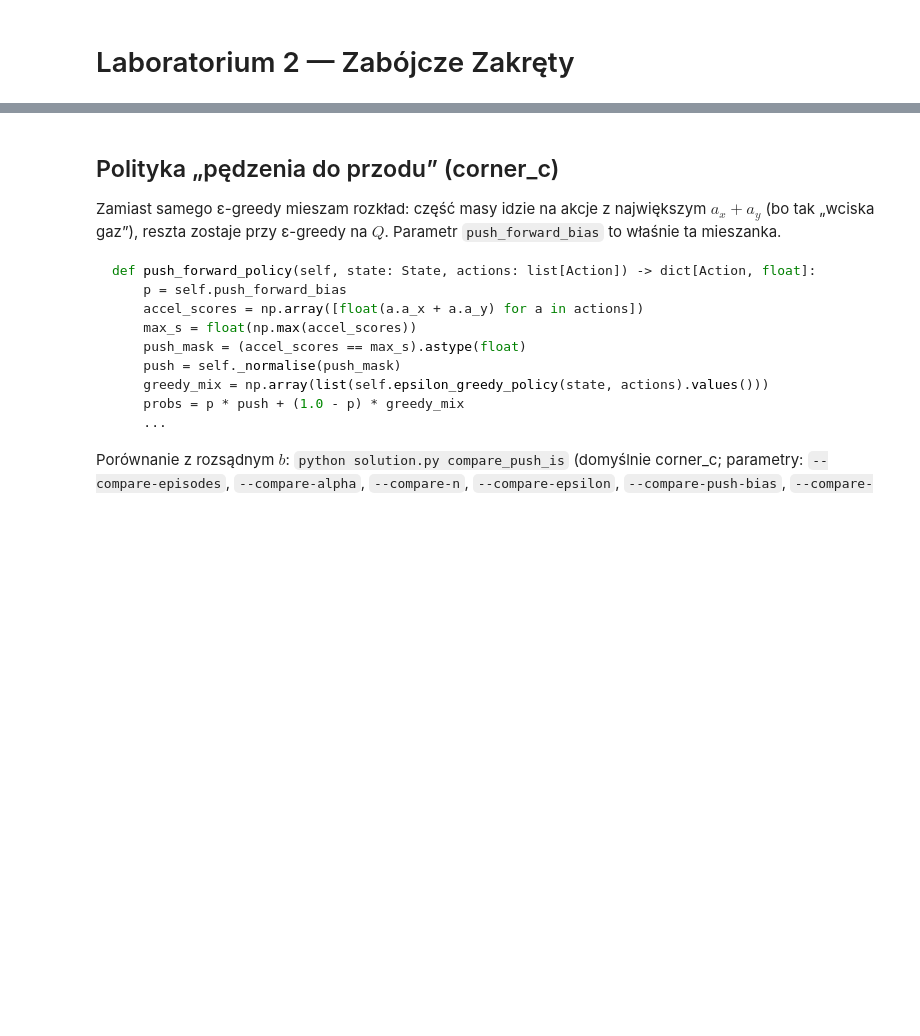
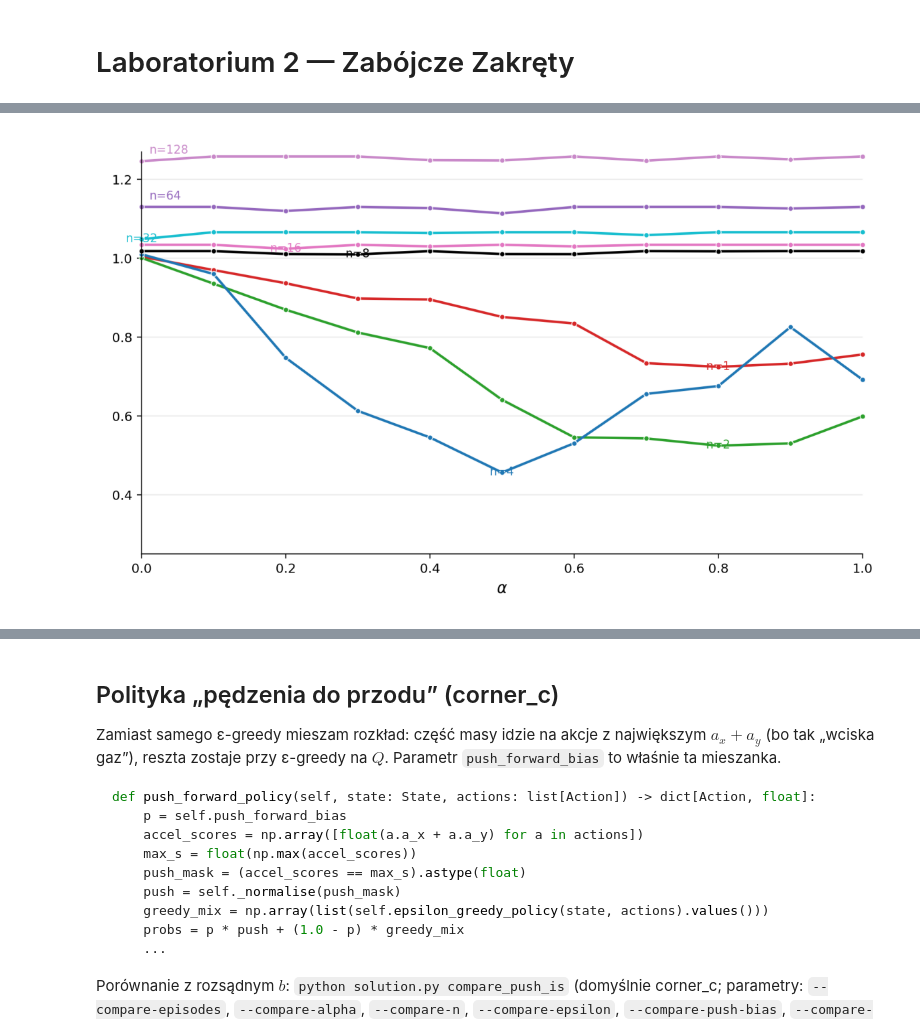
Before and after one commit to McEnigma24/UMISI-sem1-RL, a Jupyter notebook: l2/sprawozdanie_l2_zakrety.ipynb, the cells around one changed output, grey strips where cells are left out. Drawn from its saved outputs; the diff is of its cells as text; code cells hidden in the pictures; blank space fills up the shorter version.

```diff
--- a/l2/sprawozdanie_l2_zakrety.ipynb
+++ b/l2/sprawozdanie_l2_zakrety.ipynb
@@ -150,0 +148,4 @@ Zapisano: C:\Users\womackow\Zbiorczy\_WIN_AI_AGH_\WIN_sem_1\UMISI-sem1-RL\l2\plo
+# %%
+plot_image_matrix([[f"case_study_SUCCESS\\param_study_corner_c.png"]], figsize=(15, 15))
+# %% [output]
+[figure, added]
```
Also changed, not shown: parts of 18 cells of this notebook, 17 other files.
